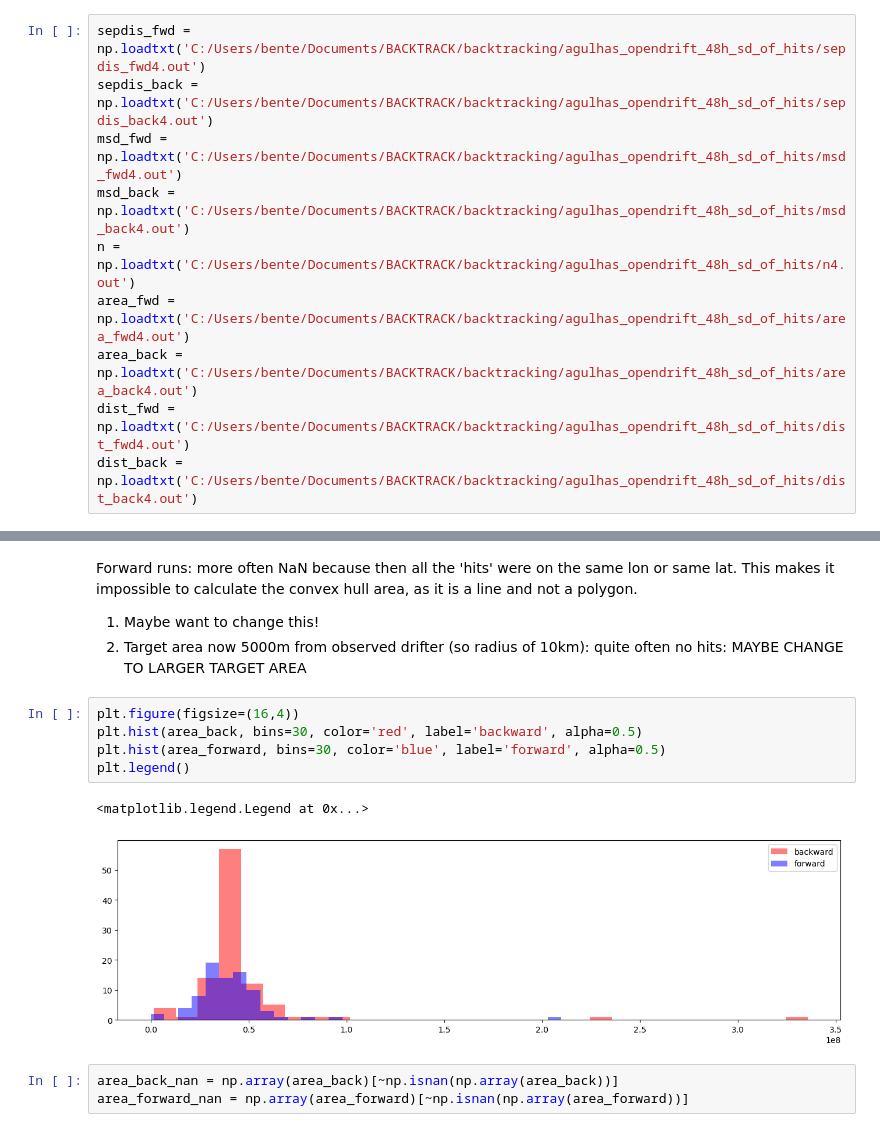
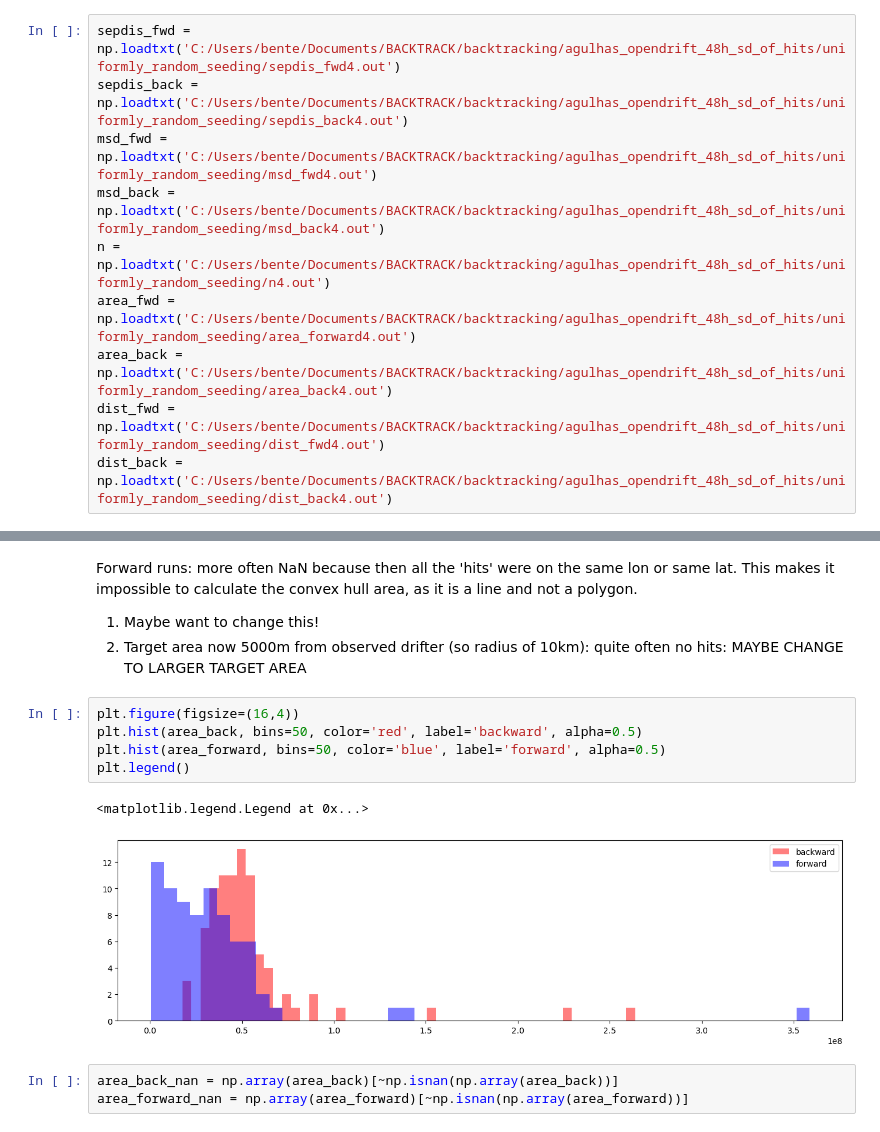
Before and after one commit to bentemoe/backtrack_opendrift, a Jupyter notebook: agulhas_opendrift_48h_sd_of_hits/uniformly_random_seeding/uniran_agulhas_oceandrift_48h_loop_drifter4.ipynb, the cells around one changed output, grey strips where cells are left out. Saved outputs shown, nothing was run; the diff lists cells and outputs as text.

Commit message:
uniform random seeding drifters

```diff
--- a/agulhas_opendrift_48h_sd_of_hits/uniformly_random_seeding/uniran_agulhas_oceandrift_48h_loop_drifter4.ipynb
+++ b/agulhas_opendrift_48h_sd_of_hits/uniformly_random_seeding/uniran_agulhas_oceandrift_48h_loop_drifter4.ipynb
@@ -339,13 +351,13 @@ np.savetxt('dist_back4.out', msd_hits_back, delimiter=',')
 # %%
-sepdis_fwd = np.loadtxt('C:/Users/bente/Documents/BACKTRACK/backtracking/agulhas_opendrift_48h_sd_of_hits/sepdis_fwd4.out')
-sepdis_back = np.loadtxt('C:/Users/bente/Documents/BACKTRACK/backtracking/agulhas_opendrift_48h_sd_of_hits/sepdis_back4.out')
-msd_fwd = np.loadtxt('C:/Users/bente/Documents/BACKTRACK/backtracking/agulhas_opendrift_48h_sd_of_hits/msd_fwd4.out')
-msd_back = np.loadtxt('C:/Users/bente/Documents/BACKTRACK/backtracking/agulhas_opendrift_48h_sd_of_hits/msd_back4.out')
-n = np.loadtxt('C:/Users/bente/Documents/BACKTRACK/backtracking/agulhas_opendrift_48h_sd_of_hits/n4.out')
-area_fwd = np.loadtxt('C:/Users/bente/Documents/BACKTRACK/backtracking/agulhas_opendrift_48h_sd_of_hits/area_fwd4.out')
-area_back = np.loadtxt('C:/Users/bente/Documents/BACKTRACK/backtracking/agulhas_opendrift_48h_sd_of_hits/area_back4.out')
-dist_fwd = np.loadtxt('C:/Users/bente/Documents/BACKTRACK/backtracking/agulhas_opendrift_48h_sd_of_hits/dist_fwd4.out')
-dist_back = np.loadtxt('C:/Users/bente/Documents/BACKTRACK/backtracking/agulhas_opendrift_48h_sd_of_hits/dist_back4.out')
+sepdis_fwd = np.loadtxt('C:/Users/bente/Documents/BACKTRACK/backtracking/agulhas_opendrift_48h_sd_of_hits/uniformly_random_seeding/sepdis_fwd4.out')
+sepdis_back = np.loadtxt('C:/Users/bente/Documents/BACKTRACK/backtracking/agulhas_opendrift_48h_sd_of_hits/uniformly_random_seeding/sepdis_back4.out')
+msd_fwd = np.loadtxt('C:/Users/bente/Documents/BACKTRACK/backtracking/agulhas_opendrift_48h_sd_of_hits/uniformly_random_seeding/msd_fwd4.out')
+msd_back = np.loadtxt('C:/Users/bente/Documents/BACKTRACK/backtracking/agulhas_opendrift_48h_sd_of_hits/uniformly_random_seeding/msd_back4.out')
+n = np.loadtxt('C:/Users/bente/Documents/BACKTRACK/backtracking/agulhas_opendrift_48h_sd_of_hits/uniformly_random_seeding/n4.out')
+area_fwd = np.loadtxt('C:/Users/bente/Documents/BACKTRACK/backtracking/agulhas_opendrift_48h_sd_of_hits/uniformly_random_seeding/area_forward4.out')
+area_back = np.loadtxt('C:/Users/bente/Documents/BACKTRACK/backtracking/agulhas_opendrift_48h_sd_of_hits/uniformly_random_seeding/area_back4.out')
+dist_fwd = np.loadtxt('C:/Users/bente/Documents/BACKTRACK/backtracking/agulhas_opendrift_48h_sd_of_hits/uniformly_random_seeding/dist_fwd4.out')
+dist_back = np.loadtxt('C:/Users/bente/Documents/BACKTRACK/backtracking/agulhas_opendrift_48h_sd_of_hits/uniformly_random_seeding/dist_back4.out')
 # %% [markdown]
 ## Compare forward and backward runs
 # %%
@@ -365,12 +376,12 @@ Forward runs: more often NaN because then all the 'hits' were on the same lon or
 2.  Target area now 5000m from observed drifter (so radius of 10km): quite often no hits: MAYBE CHANGE TO LARGER TARGET AREA
 # %%
 plt.figure(figsize=(16,4))
-plt.hist(area_back, bins=30, color='red', label='backward', alpha=0.5)
-plt.hist(area_forward, bins=30, color='blue', label='forward', alpha=0.5)
+plt.hist(area_back, bins=50, color='red', label='backward', alpha=0.5)
+plt.hist(area_forward, bins=50, color='blue', label='forward', alpha=0.5)
 plt.legend()
 # %% [output]
 <matplotlib.legend.Legend at 0x...>
-[figure, old version]
+[figure, new version]
 # %%
 area_back_nan = np.array(area_back)[~np.isnan(np.array(area_back))]
 area_forward_nan = np.array(area_forward)[~np.isnan(np.array(area_forward))]
```
Also changed, not shown: parts of 17 cells of this notebook, 46 other files.
